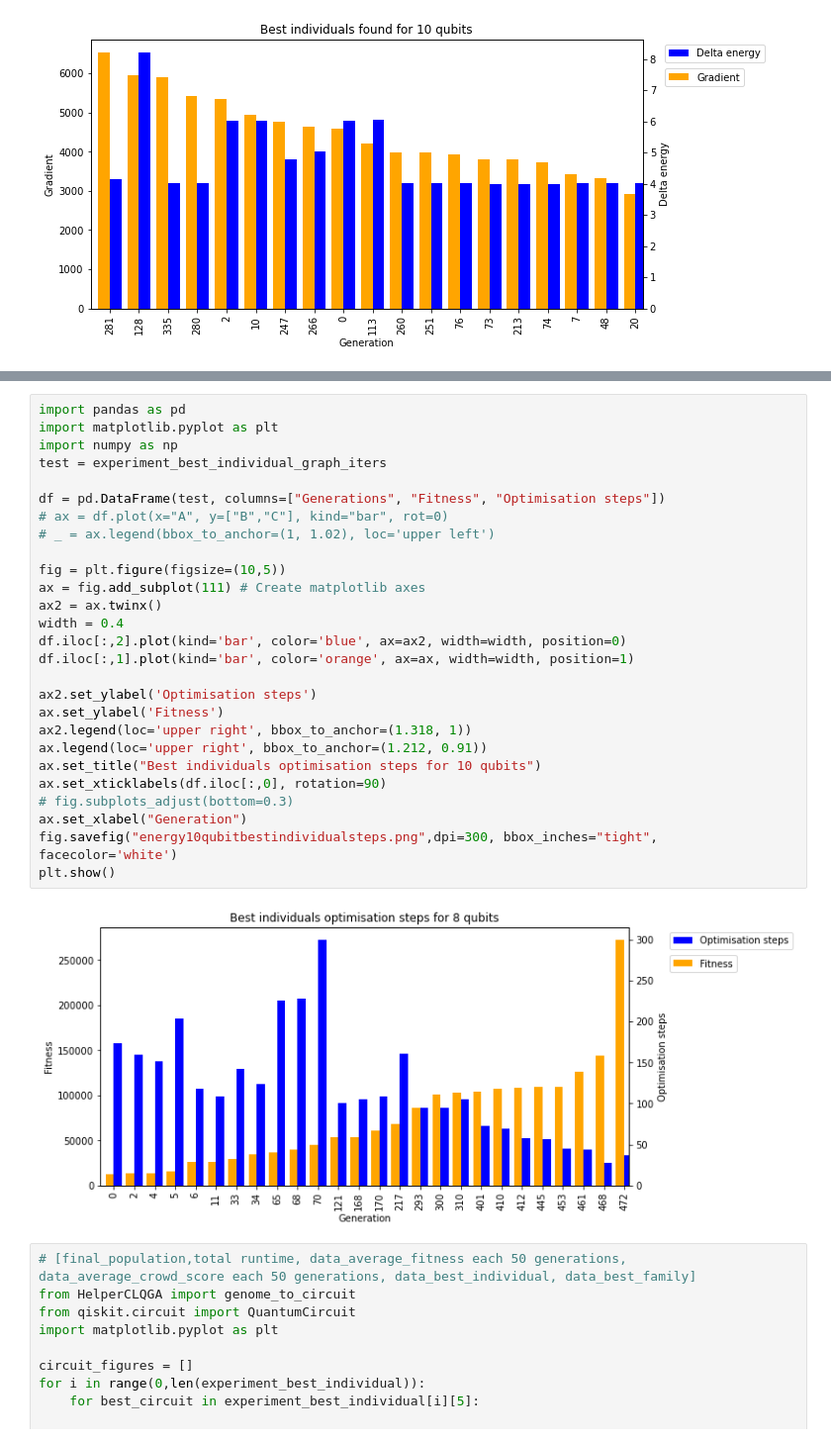
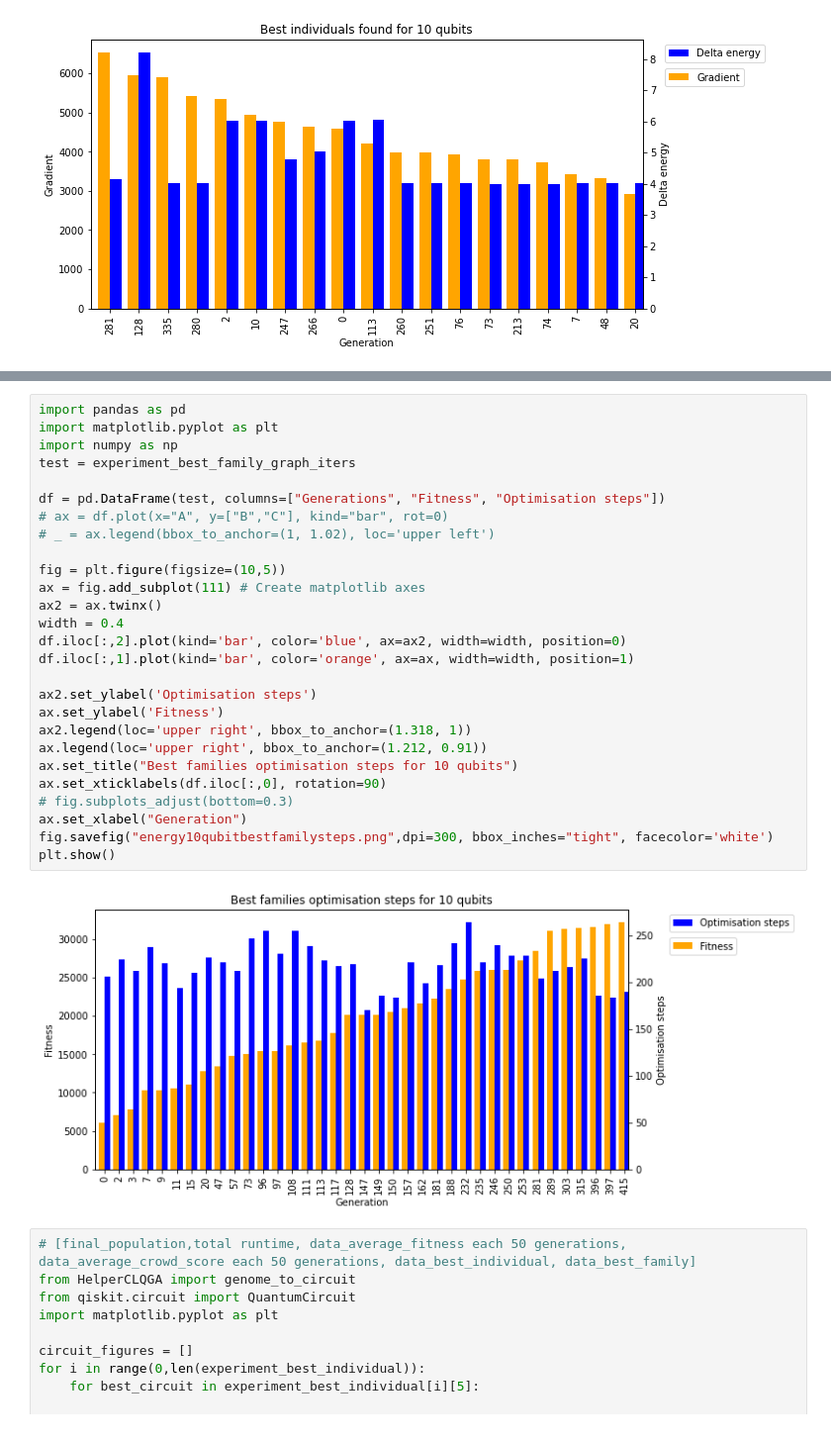
Before and after one commit to RichardMiddelkoop/GCQS, a Jupyter notebook: test.ipynb, the cells around one changed output, grey strips where cells are left out. Shown at 99% size. Cells and saved outputs as stored; diff of their text form.

Commit message:
Final graphs completed

```diff
--- a/test.ipynb
+++ b/test.ipynb
@@ -302,32 +305,32 @@ print(experiment_best_family_graph_iters)
 # %%
 import pandas as pd
 import matplotlib.pyplot as plt
 import numpy as np
-test = experiment_best_individual_graph_iters
+test = experiment_best_family_graph_iters
 
 df = pd.DataFrame(test, columns=["Generations", "Fitness", "Optimisation steps"])
 # ax = df.plot(x="A", y=["B","C"], kind="bar", rot=0)
 # _ = ax.legend(bbox_to_anchor=(1, 1.02), loc='upper left')
 
 fig = plt.figure(figsize=(10,5))
 ax = fig.add_subplot(111) # Create matplotlib axes
 ax2 = ax.twinx()
 width = 0.4
 df.iloc[:,2].plot(kind='bar', color='blue', ax=ax2, width=width, position=0)
 df.iloc[:,1].plot(kind='bar', color='orange', ax=ax, width=width, position=1)
 
 ax2.set_ylabel('Optimisation steps')
 ax.set_ylabel('Fitness')
 ax2.legend(loc='upper right', bbox_to_anchor=(1.318, 1))
 ax.legend(loc='upper right', bbox_to_anchor=(1.212, 0.91))
-ax.set_title("Best individuals optimisation steps for 10 qubits")
+ax.set_title("Best families optimisation steps for 10 qubits")
 ax.set_xticklabels(df.iloc[:,0], rotation=90)
 # fig.subplots_adjust(bottom=0.3)
 ax.set_xlabel("Generation")
-fig.savefig("energy10qubitbestindividualsteps.png",dpi=300, bbox_inches="tight", facecolor='white')
+fig.savefig("energy10qubitbestfamilysteps.png",dpi=300, bbox_inches="tight", facecolor='white')
 plt.show()
 # %% [output]
-[figure, old version]
+[figure, new version]
 # %%
 # [final_population,total runtime, data_average_fitness each 50 generations, data_average_crowd_score each 50 generations, data_best_individual, data_best_family]
 from HelperCLQGA import genome_to_circuit
```
Also changed, not shown: parts of 1 cell of this notebook, 6 other files.
